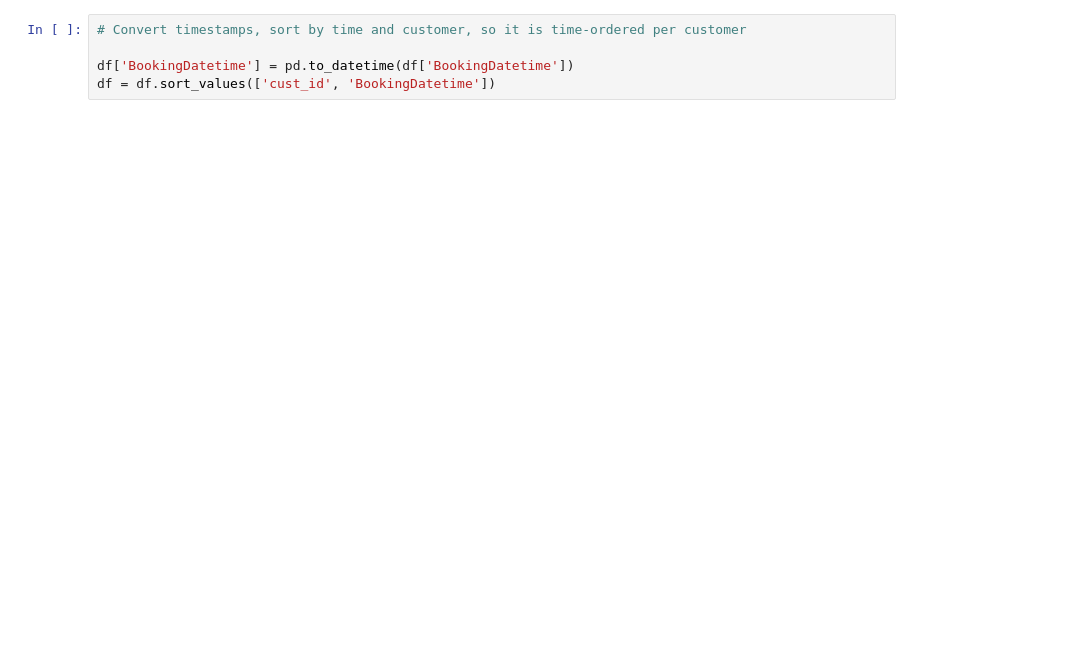
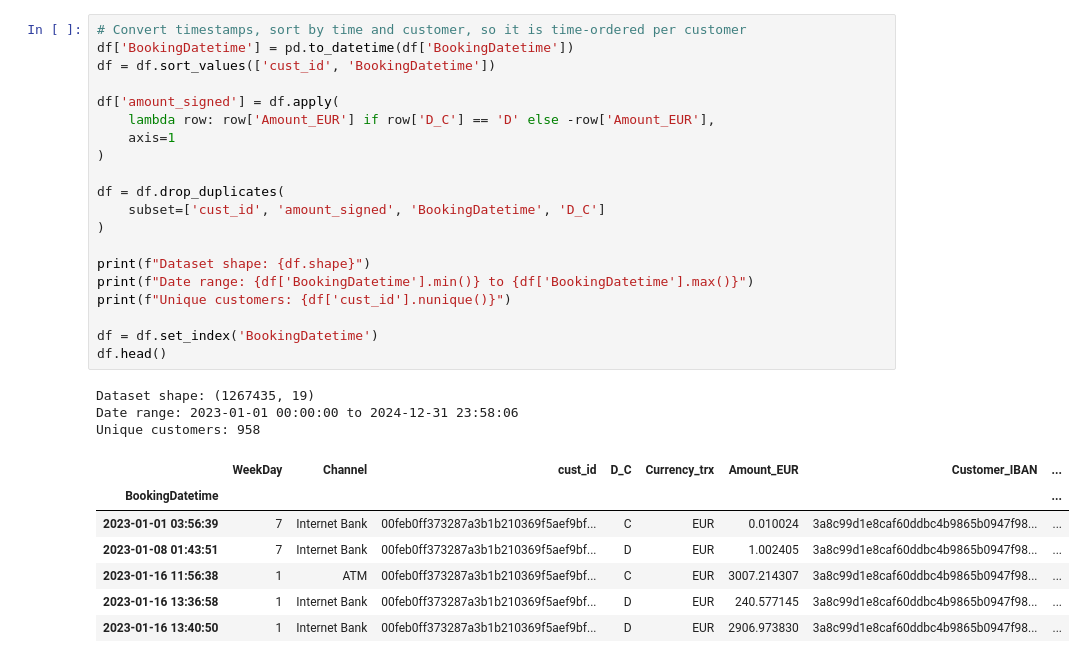
Before and after one commit to martinkivisikk/ml-project, a Jupyter notebook: notebooks/prototyping.ipynb, the cells around one changed output. Drawn from its saved outputs; the diff is of its cells as text; blank space fills up the shorter version.

```diff
--- a/notebooks/prototyping.ipynb
+++ b/notebooks/prototyping.ipynb
@@ -17,5 +29,31 @@ df = load_merged_df()
 # %%
 # Convert timestamps, sort by time and customer, so it is time-ordered per customer
-
 df['BookingDatetime'] = pd.to_datetime(df['BookingDatetime'])
 df = df.sort_values(['cust_id', 'BookingDatetime'])
+
+df['amount_signed'] = df.apply(
+    lambda row: row['Amount_EUR'] if row['D_C'] == 'D' else -row['Amount_EUR'],
+    axis=1
+)
+
+df = df.drop_duplicates(
+    subset=['cust_id', 'amount_signed', 'BookingDatetime', 'D_C']
+)
+
+print(f"Dataset shape: {df.shape}")
+print(f"Date range: {df['BookingDatetime'].min()} to {df['BookingDatetime'].max()}")
+print(f"Unique customers: {df['cust_id'].nunique()}")
+
+df = df.set_index('BookingDatetime')
+df.head()
+# %% [output]
+Dataset shape: (1267435, 19)
+Date range: 2023-01-01 00:00:00 to 2024-12-31 23:58:06
+Unique customers: 958
+|  | WeekDay | Channel | cust_id | D_C | Currency_trx | Amount_EUR | Customer_IBAN | ... |
+| BookingDatetime |  |  |  |  |  |  |  | ... |
+| 2023-01-01 03:56:39 | 7 | Internet Bank | 00feb0ff373287a3b1b210369f5aef9bf... | C | EUR | 0.010024 | 3a8c99d1e8caf60ddbc4b9865b0947f98... | ... |
+| 2023-01-08 01:43:51 | 7 | Internet Bank | 00feb0ff373287a3b1b210369f5aef9bf... | D | EUR | 1.002405 | 3a8c99d1e8caf60ddbc4b9865b0947f98... | ... |
+| 2023-01-16 11:56:38 | 1 | ATM | 00feb0ff373287a3b1b210369f5aef9bf... | C | EUR | 3007.214307 | 3a8c99d1e8caf60ddbc4b9865b0947f98... | ... |
+| 2023-01-16 13:36:58 | 1 | Internet Bank | 00feb0ff373287a3b1b210369f5aef9bf... | D | EUR | 240.577145 | 3a8c99d1e8caf60ddbc4b9865b0947f98... | ... |
+| 2023-01-16 13:40:50 | 1 | Internet Bank | 00feb0ff373287a3b1b210369f5aef9bf... | D | EUR | 2906.973830 | 3a8c99d1e8caf60ddbc4b9865b0947f98... | ... |
```
Also changed, not shown: parts of 12 cells of this notebook, 1 other file.
